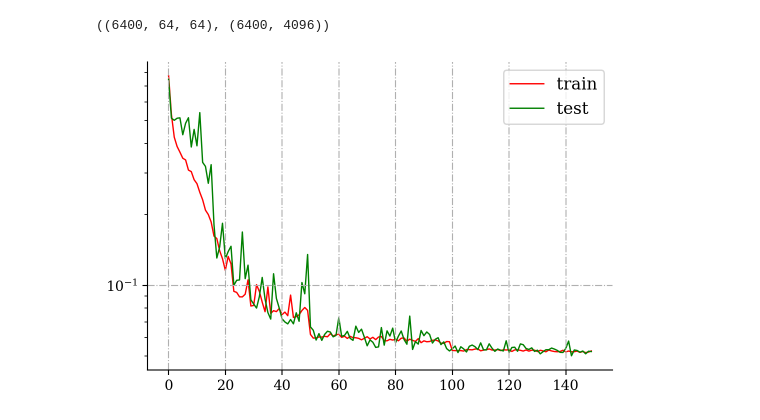
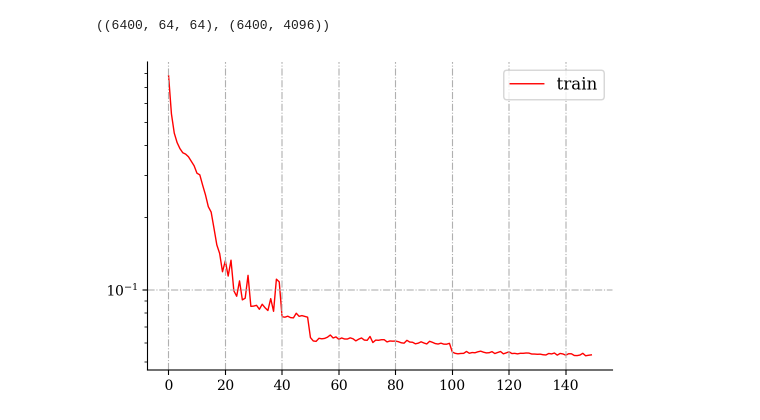
Before and after one commit to arudikov/FCG-NO, a Jupyter notebook: notebooks/FCG, FNO, Poisson 2D.ipynb, the cells around one changed output. Drawn from its saved outputs; the diff is of its cells as text; code cells hidden in the pictures.

```diff
--- a/notebooks/FCG, FNO, Poisson 2D.ipynb
+++ b/notebooks/FCG, FNO, Poisson 2D.ipynb
@@ -271,7 +236,7 @@ def test_on_epoch(key, batch_size, A, model, x, error, compute_loss, N_repeats):
     data, epoch_loss = scan(compute_loss, carry, n)
     return epoch_loss
 
-def train_model(model, A, x, error, A_test, x_test, error_test, optimization_specification, N_repeats):
+def train_model(model, A, x, error, optimization_specification, N_repeats):
     model = model
     history = []
     history_test = []
@@ -282,7 +247,7 @@ def train_model(model, A, x, error, A_test, x_test, error_test, optimization_spe
     dict_lr = dict(zip(keys, values))
 
     sc = optax.piecewise_constant_schedule(optimization_specification['learning_rate'], dict_lr)
-    optimizer = optax.contrib.split_real_and_imaginary(optax.adamw(sc, weight_decay=1e-2))
+    optimizer = optax.adamw(sc, weight_decay=1e-2)
 
     opt_state = optimizer.init(eqx.filter(model, eqx.is_array))
     make_step = lambda a, b: optimization_specification['make_step'](a, b, optimizer)
@@ -292,8 +257,7 @@ def train_model(model, A, x, error, A_test, x_test, error_test, optimization_spe
         loss, model, opt_state = train_on_epoch(key, optimization_specification['batch_size'], A, model, x, error, opt_state, make_step, N_repeats)
         history.append(loss)
 
-        history_test.append(test_on_epoch(key, optimization_specification['batch_size'], A_test, model, x_test, error_test, optimization_specification['compute_loss'], N_repeats))
-    return model, history, history_test
+    return model, history
 # %%
 grid = 64
 samples_div = 1
@@ -312,4 +276,4 @@ h = 1. / grid
 
 model_ = lambda x: x
 optimization_specification = {"res_func": lambda A, B, input: res_func(A, B, input)}
-_, R_, X_, _, _ = FCG(A_train, rhs_train, u_exact_train.reshape(-1, grid**2)*h**2, model_, N_repeats-1, m_max, optimization_specification, eps=1e-30)
+_, R_, X_, _, _ = FCG(A_train, rhs_train, u_exact_train.reshape(-1, grid**2)*h**2, model_, N_repeats-1, m_max, optimization_specification)
@@ -328,24 +290,23 @@ residuals.shape, error.shape
 # %%
 test_size = (N_repeats + 1) * 1
 model_data, optimization_specification = get_FNO(random.PRNGKey(40), residuals[0][None, ...], grid)
-model, history, history_test = train_model(model_data['model'], A_train[:-1], residuals[:-test_size], error[:-test_size], A_train[-1:], residuals[-test_size:], error[-test_size:], optimization_specification, N_repeats)
+model, history = train_model(model_data['model'], A_train, residuals, error, optimization_specification, N_repeats)
 # %%
 plt.rcParams['font.family'] = 'serif'
 
 fig = plt.figure(figsize=(6, 4))
 
 plt.yscale('log')
 plt.plot([jnp.mean(jnp.array(epoch)) for epoch in history], linestyle='-', color='red', linewidth=1, zorder=1, label=r'train')
-plt.plot([jnp.mean(jnp.array(epoch)) for epoch in history_test], linestyle='-', color='green', linewidth=1, zorder=1, label=r'test')
 
 plt.gca().spines['top'].set_visible(False)
 plt.gca().spines['left'].set_visible(True)
 plt.gca().spines['right'].set_visible(False)
 
 plt.grid(linestyle='-.')
 plt.legend(loc='best', fontsize="12");
 # %% [output]
-[figure, old version]
+[figure, new version]
 # %%
 N_samples = 20
 N_iter = min(int(grid*2.5), 400)
```
Also changed, not shown: parts of 6 cells of this notebook.
